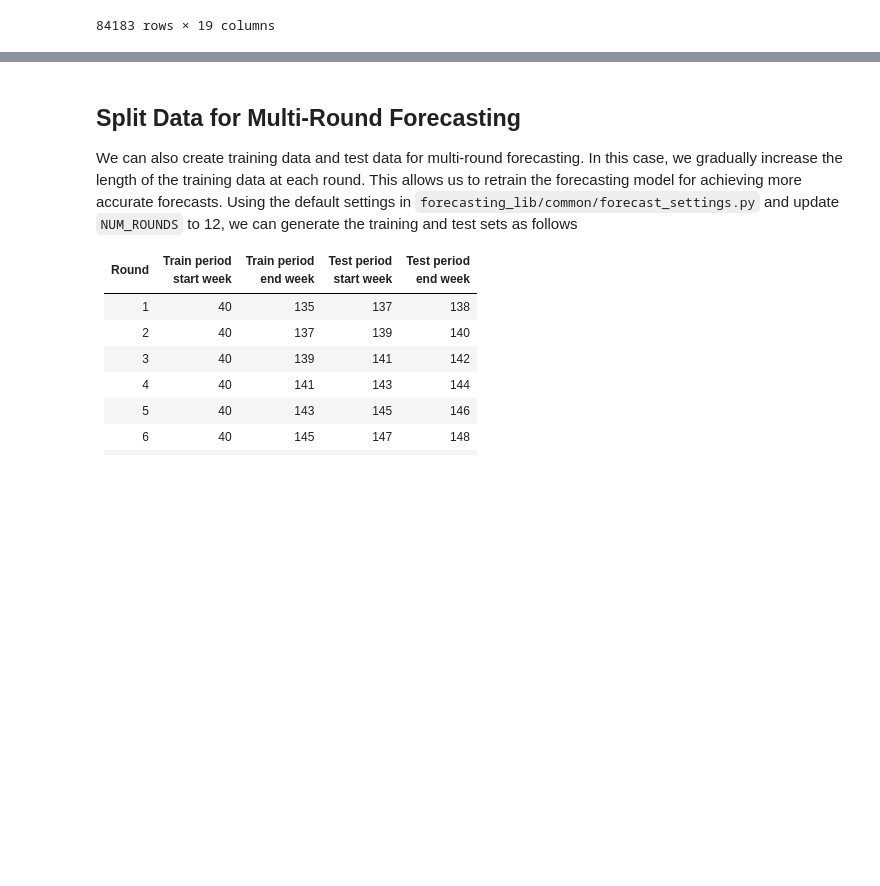
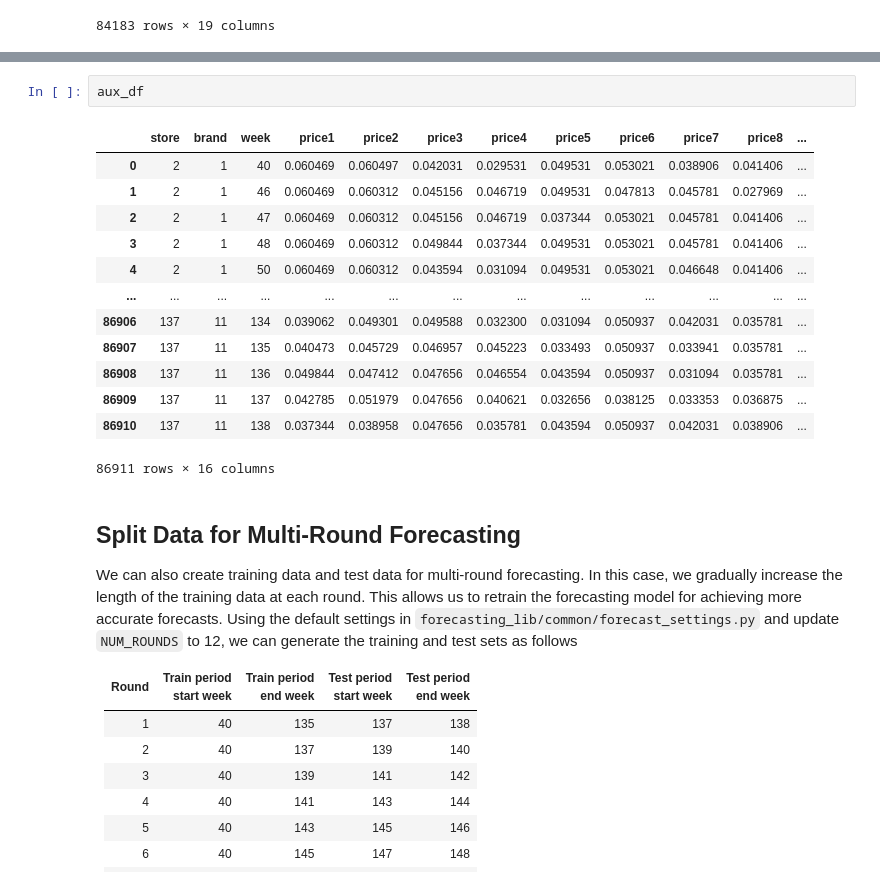
Before and after one commit to sdonohoo/forecasting, a Jupyter notebook: examples/01_prepare_data/data_prepare_retail.ipynb, the cells around one changed output, grey strips where cells are left out. Drawn from its saved outputs; the diff is of its cells as text; blank space fills up the shorter version.

```diff
--- a/examples/01_prepare_data/data_prepare_retail.ipynb
+++ b/examples/01_prepare_data/data_prepare_retail.ipynb
@@ -81,3 +99,19 @@ train_df
+# %%
+aux_df
+# %% [output]
+|  | store | brand | week | price1 | price2 | price3 | price4 | price5 | price6 | price7 | price8 | ... |
+| 0 | 2 | 1 | 40 | 0.060469 | 0.060497 | 0.042031 | 0.029531 | 0.049531 | 0.053021 | 0.038906 | 0.041406 | ... |
+| 1 | 2 | 1 | 46 | 0.060469 | 0.060312 | 0.045156 | 0.046719 | 0.049531 | 0.047813 | 0.045781 | 0.027969 | ... |
+| 2 | 2 | 1 | 47 | 0.060469 | 0.060312 | 0.045156 | 0.046719 | 0.037344 | 0.053021 | 0.045781 | 0.041406 | ... |
+| 3 | 2 | 1 | 48 | 0.060469 | 0.060312 | 0.049844 | 0.037344 | 0.049531 | 0.053021 | 0.045781 | 0.041406 | ... |
+| 4 | 2 | 1 | 50 | 0.060469 | 0.060312 | 0.043594 | 0.031094 | 0.049531 | 0.053021 | 0.046648 | 0.041406 | ... |
+| ... | ... | ... | ... | ... | ... | ... | ... | ... | ... | ... | ... | ... |
+| 86906 | 137 | 11 | 134 | 0.039062 | 0.049301 | 0.049588 | 0.032300 | 0.031094 | 0.050937 | 0.042031 | 0.035781 | ... |
+| 86907 | 137 | 11 | 135 | 0.040473 | 0.045729 | 0.046957 | 0.045223 | 0.033493 | 0.050937 | 0.033941 | 0.035781 | ... |
+| 86908 | 137 | 11 | 136 | 0.049844 | 0.047412 | 0.047656 | 0.046554 | 0.043594 | 0.050937 | 0.031094 | 0.035781 | ... |
+| 86909 | 137 | 11 | 137 | 0.042785 | 0.051979 | 0.047656 | 0.040621 | 0.032656 | 0.038125 | 0.033353 | 0.036875 | ... |
+| 86910 | 137 | 11 | 138 | 0.037344 | 0.038958 | 0.047656 | 0.035781 | 0.043594 | 0.050937 | 0.042031 | 0.038906 | ... |
+86911 rows × 16 columns
 # %% [markdown]
 ## Split Data for Multi-Round Forecasting
 
```
Also changed, not shown: parts of 9 cells of this notebook.
